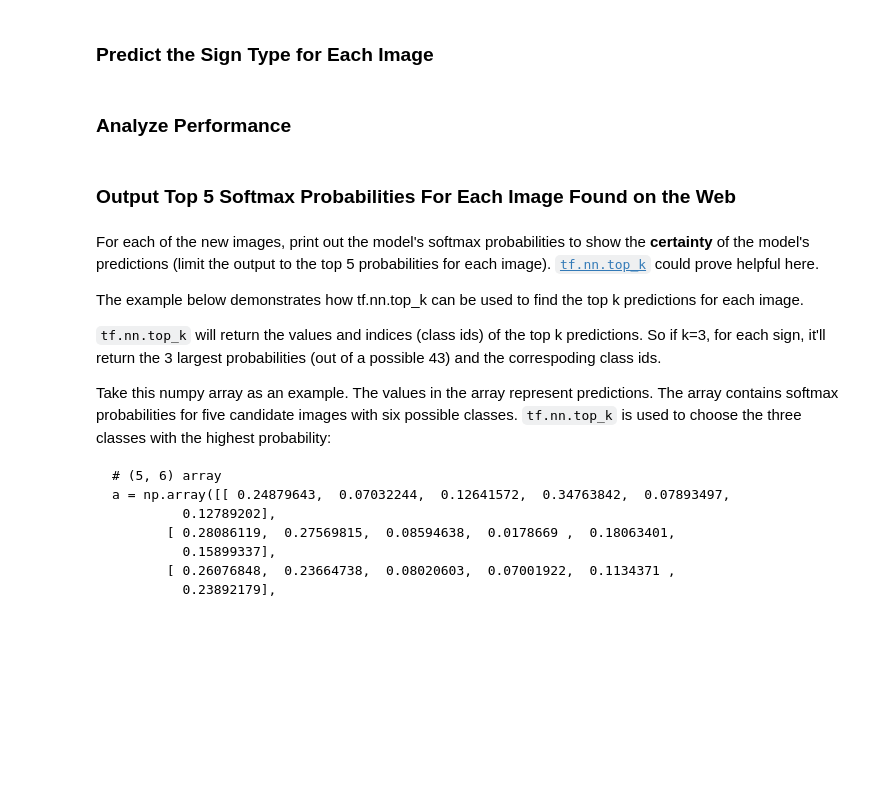
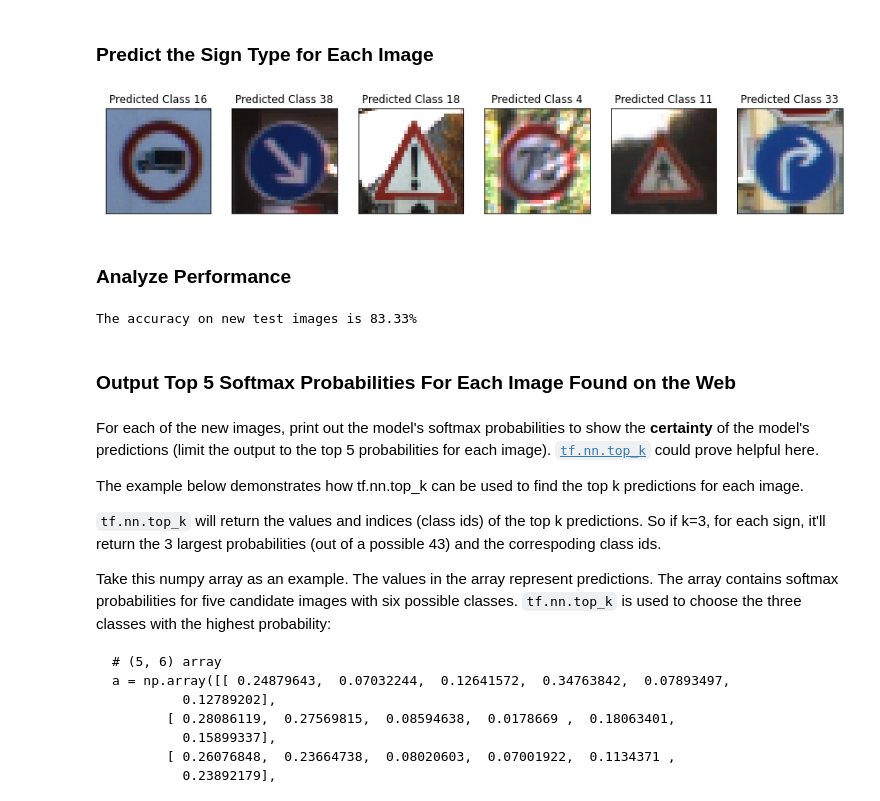
Before and after one commit to chen-bowen/Self_Driving_Car, a Jupyter notebook: 3. Traffic_Sign_Classifier/Traffic_Sign_Classifier.ipynb, the cells around one changed output. Saved outputs shown, nothing was run; the diff lists cells and outputs as text; code cells hidden in the pictures; blank space fills up the shorter version.

```diff
--- a/3. Traffic_Sign_Classifier/Traffic_Sign_Classifier.ipynb
+++ b/3. Traffic_Sign_Classifier/Traffic_Sign_Classifier.ipynb
@@ -198,14 +198,14 @@ Minimally, the image data should be normalized so that the data has mean zero an
 Other pre-processing steps are optional. You can try different techniques to see if it improves performance.
 # %%
 def preprocess_imgs(X, equalize_hist=True):
+
+    # Gaussian Blur
+    X = np.array([cv2.GaussianBlur(img, (5, 5), 0) for img in X])
 
     # convert from RGB to YUV
     X = np.array(
         [np.expand_dims(cv2.cvtColor(img, cv2.COLOR_RGB2YUV)[:, :, 0], 2) for img in X]
     )
-
-    # adjust image contrast
-    X = np.array([np.expand_dims(cv2.equalizeHist(np.uint8(img)), 2) for img in X])
 
     X = np.float32(X)
 
@@ -455,2 +517,16 @@ for i, ax in enumerate(axarray.ravel()):
+# %%
+# new_test_images_norm = preprocess_imgs(np.array(new_test_images))
+pred = conv_net(np.array(new_test_images))
+
+# plot predicted new test images
+fig, axarray = plt.subplots(1, len(new_test_images))
+for i, ax in enumerate(axarray.ravel()):
+    ax.imshow(new_test_images[i])
+    ax.set_title("Predicted Class {}".format(np.argmax(pred.numpy()[i])))
+    plt.setp(ax.get_xticklabels(), visible=False)
+    plt.setp(ax.get_yticklabels(), visible=False)
+    ax.set_xticks([]), ax.set_yticks([])
+# %% [output]
+[figure, added]
 # %% [markdown]
 ### Analyze Performance
@@ -460,3 +533,16 @@ for i, ax in enumerate(axarray.ravel()):
+# %%
+predicted_labels = [np.argmax(pred.numpy()[i]) for i in range(len(pred))]
+new_labels = [16, 38, 18, 4, 27, 33]
+
+accuracy = 0
+for pred_label, true_label in zip(predicted_labels, new_labels):
+    true_count = 1 if pred_label == true_label else 0
+    accuracy += true_count
+
+accuracy /= len(predicted_labels)
+print("The accuracy on new test images is {}%".format(round(accuracy * 100, 2)))
+# %% [output]
+The accuracy on new test images is 83.33%
 # %% [markdown]
 ### Output Top 5 Softmax Probabilities For Each Image Found on the Web
 # %% [markdown]
```
Also changed, not shown: parts of 10 cells of this notebook, 6 other files.
